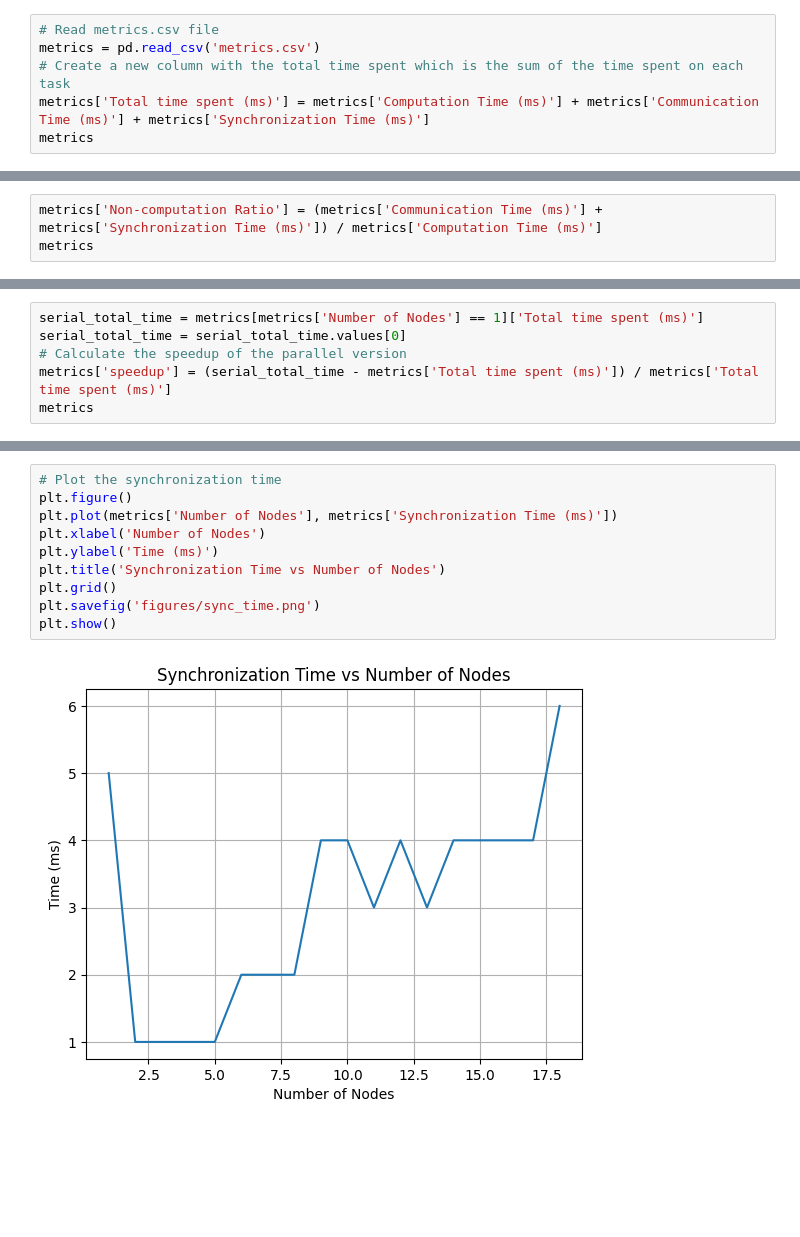
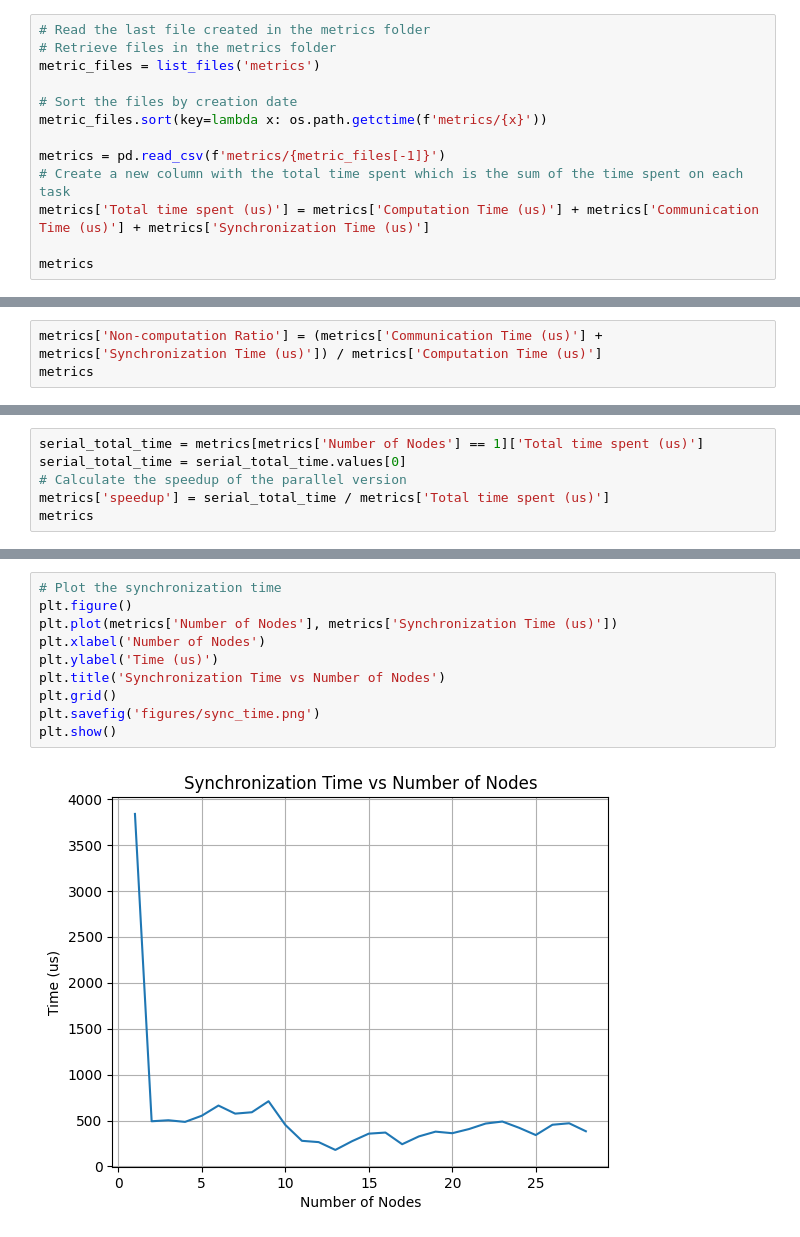
Before and after one commit to yurialvizi/SLR207-TP-FTP, a Jupyter notebook: analysis.ipynb, the cells around one changed output, grey strips where cells are left out. Drawn from its saved outputs; the diff is of its cells as text; blank space fills up the shorter version.

```diff
--- a/analysis.ipynb
+++ b/analysis.ipynb
@@ -4,7 +15,14 @@ import matplotlib.pyplot as plt
 # %%
-# Read metrics.csv file
-metrics = pd.read_csv('metrics.csv')
+# Read the last file created in the metrics folder
+# Retrieve files in the metrics folder
+metric_files = list_files('metrics')
+
+# Sort the files by creation date
+metric_files.sort(key=lambda x: os.path.getctime(f'metrics/{x}'))
+
+metrics = pd.read_csv(f'metrics/{metric_files[-1]}')
 # Create a new column with the total time spent which is the sum of the time spent on each task
-metrics['Total time spent (ms)'] = metrics['Computation Time (ms)'] + metrics['Communication Time (ms)'] + metrics['Synchronization Time (ms)']
+metrics['Total time spent (us)'] = metrics['Computation Time (us)'] + metrics['Communication Time (us)'] + metrics['Synchronization Time (us)']
+
 metrics
 # %% [output]
@@ -28,4 +46,4 @@ metrics
 # %%
-metrics['Non-computation Ratio'] = (metrics['Communication Time (ms)'] + metrics['Synchronization Time (ms)']) / metrics['Computation Time (ms)']
+metrics['Non-computation Ratio'] = (metrics['Communication Time (us)'] + metrics['Synchronization Time (us)']) / metrics['Computation Time (us)']
 metrics
 # %% [output]
@@ -49,7 +67,7 @@ metrics
 # %%
-serial_total_time = metrics[metrics['Number of Nodes'] == 1]['Total time spent (ms)']
+serial_total_time = metrics[metrics['Number of Nodes'] == 1]['Total time spent (us)']
 serial_total_time = serial_total_time.values[0]
 # Calculate the speedup of the parallel version
-metrics['speedup'] = (serial_total_time - metrics['Total time spent (ms)']) / metrics['Total time spent (ms)']
+metrics['speedup'] = serial_total_time / metrics['Total time spent (us)']
 metrics
 # %% [output]
@@ -112,12 +151,12 @@ plt.show()
 # %%
 # Plot the synchronization time
 plt.figure()
-plt.plot(metrics['Number of Nodes'], metrics['Synchronization Time (ms)'])
+plt.plot(metrics['Number of Nodes'], metrics['Synchronization Time (us)'])
 plt.xlabel('Number of Nodes')
-plt.ylabel('Time (ms)')
+plt.ylabel('Time (us)')
 plt.title('Synchronization Time vs Number of Nodes')
 plt.grid()
 plt.savefig('figures/sync_time.png')
 plt.show()
 # %% [output]
-[figure, old version]
+[figure, new version]
```
Also changed, not shown: parts of 9 cells of this notebook, 24 other files.
